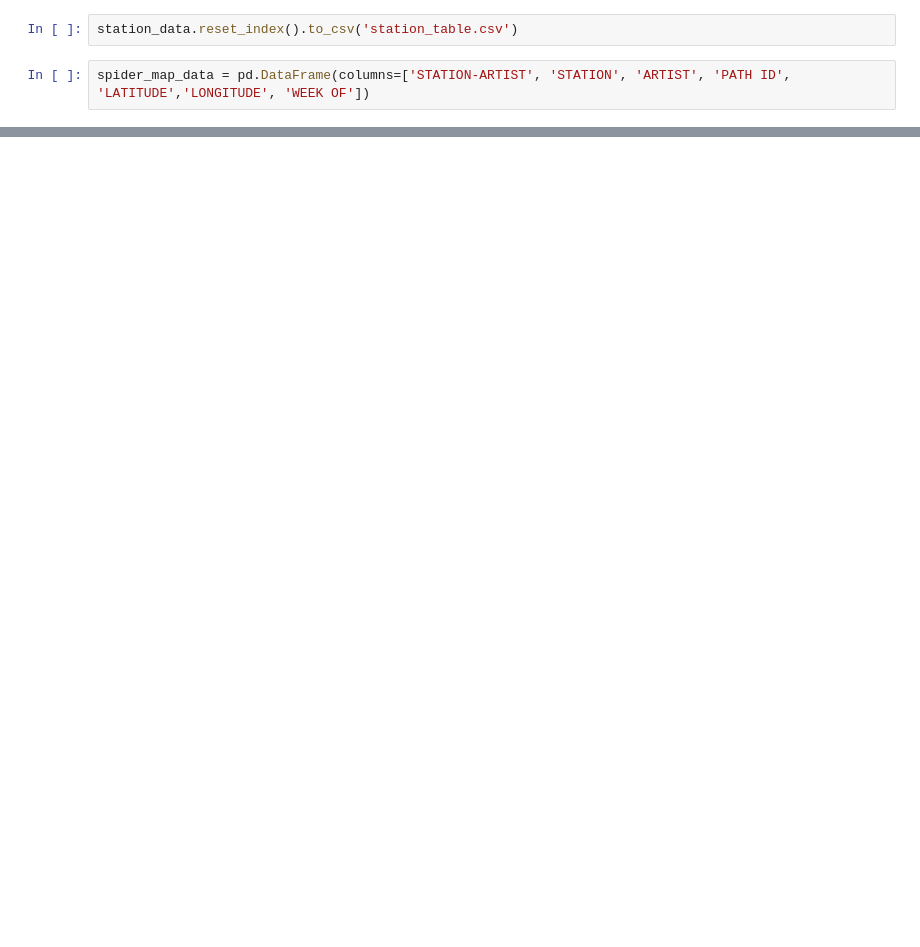
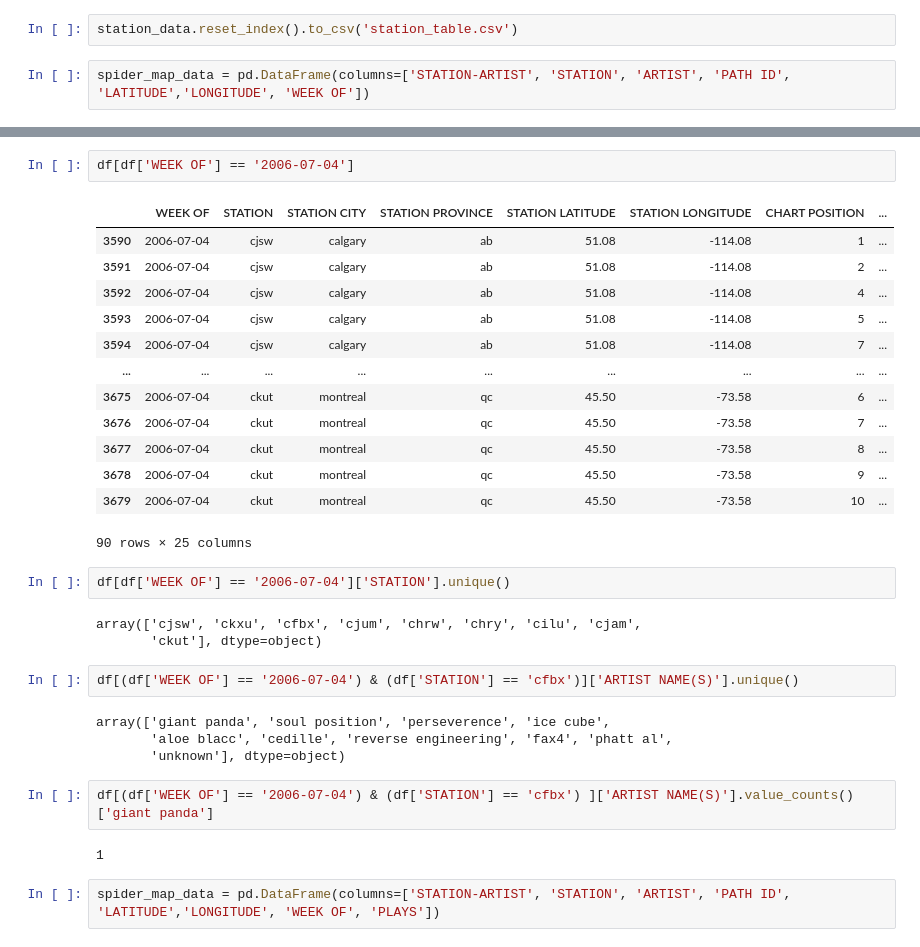
Before and after one commit to OwenBrush/canadian-hip-hop-radio-analysis, a Jupyter notebook: table_building.ipynb, the cells around one changed output, grey strips where cells are left out. Cells and saved outputs as stored; diff of their text form; blank space fills up the shorter version.

```diff
--- a/table_building.ipynb
+++ b/table_building.ipynb
@@ -74,3 +102,36 @@ spider_map_data = pd.DataFrame(columns=['STATION-ARTIST', 'STATION', 'ARTIST', '
+# %%
+df[df['WEEK OF'] == '2006-07-04']
+# %% [output]
+|  | WEEK OF | STATION | STATION CITY | STATION PROVINCE | STATION LATITUDE | STATION LONGITUDE | CHART POSITION | ... |
+| 3590 | 2006-07-04 | cjsw | calgary | ab | 51.08 | -114.08 | 1 | ... |
+| 3591 | 2006-07-04 | cjsw | calgary | ab | 51.08 | -114.08 | 2 | ... |
+| 3592 | 2006-07-04 | cjsw | calgary | ab | 51.08 | -114.08 | 4 | ... |
+| 3593 | 2006-07-04 | cjsw | calgary | ab | 51.08 | -114.08 | 5 | ... |
+| 3594 | 2006-07-04 | cjsw | calgary | ab | 51.08 | -114.08 | 7 | ... |
+| ... | ... | ... | ... | ... | ... | ... | ... | ... |
+| 3675 | 2006-07-04 | ckut | montreal | qc | 45.50 | -73.58 | 6 | ... |
+| 3676 | 2006-07-04 | ckut | montreal | qc | 45.50 | -73.58 | 7 | ... |
+| 3677 | 2006-07-04 | ckut | montreal | qc | 45.50 | -73.58 | 8 | ... |
+| 3678 | 2006-07-04 | ckut | montreal | qc | 45.50 | -73.58 | 9 | ... |
+| 3679 | 2006-07-04 | ckut | montreal | qc | 45.50 | -73.58 | 10 | ... |
+90 rows × 25 columns
+# %%
+df[df['WEEK OF'] == '2006-07-04']['STATION'].unique()
+# %% [output]
+array(['cjsw', 'ckxu', 'cfbx', 'cjum', 'chrw', 'chry', 'cilu', 'cjam',
+       'ckut'], dtype=object)
+# %%
+df[(df['WEEK OF'] == '2006-07-04') & (df['STATION'] == 'cfbx')]['ARTIST NAME(S)'].unique()
+# %% [output]
+array(['giant panda', 'soul position', 'perseverence', 'ice cube',
+       'aloe blacc', 'cedille', 'reverse engineering', 'fax4', 'phatt al',
+       'unknown'], dtype=object)
+# %%
+df[(df['WEEK OF'] == '2006-07-04') & (df['STATION'] == 'cfbx') ]['ARTIST NAME(S)'].value_counts()['giant panda']
+# %% [output]
+1
+# %%
+spider_map_data = pd.DataFrame(columns=['STATION-ARTIST', 'STATION', 'ARTIST', 'PATH ID', 'LATITUDE','LONGITUDE', 'WEEK OF', 'PLAYS'])
 # %%
 def build_spider_map_dataframe():
     rows = []
```
Also changed, not shown: parts of 10 cells of this notebook, 5 other files.
